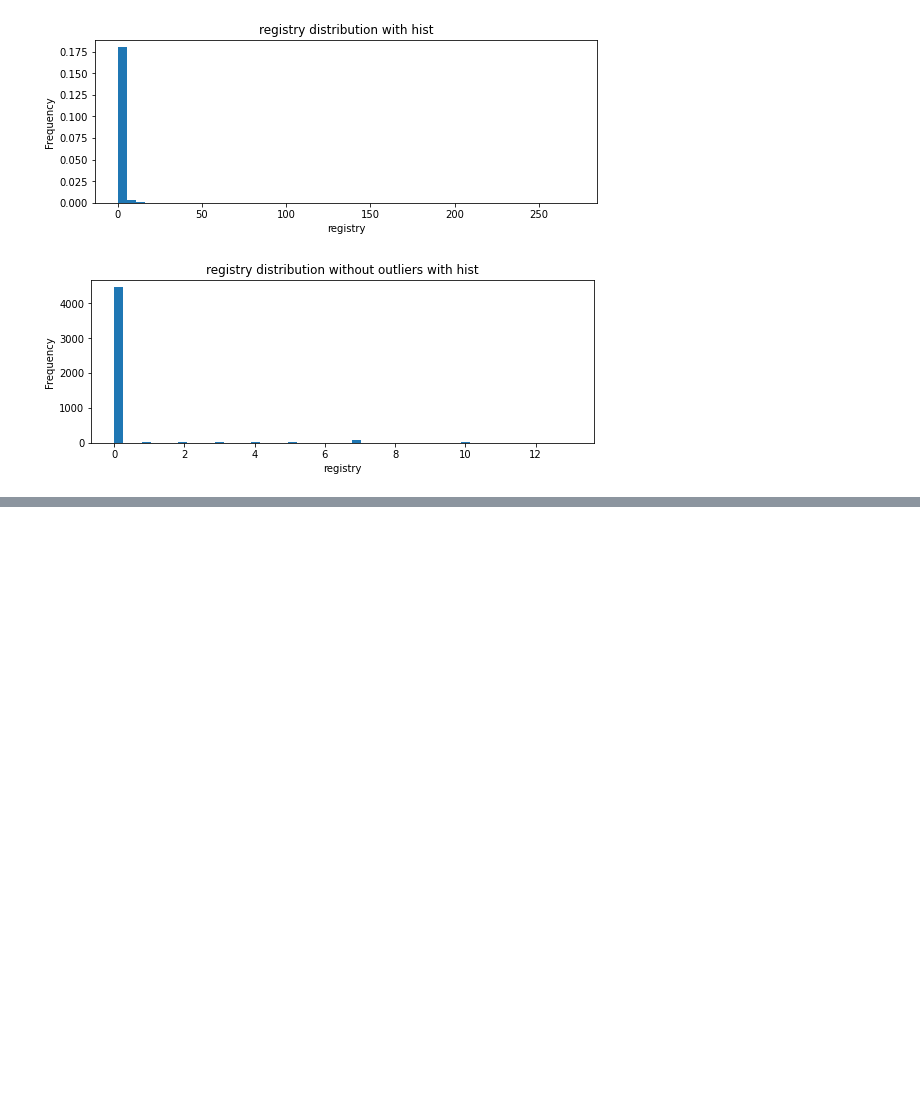
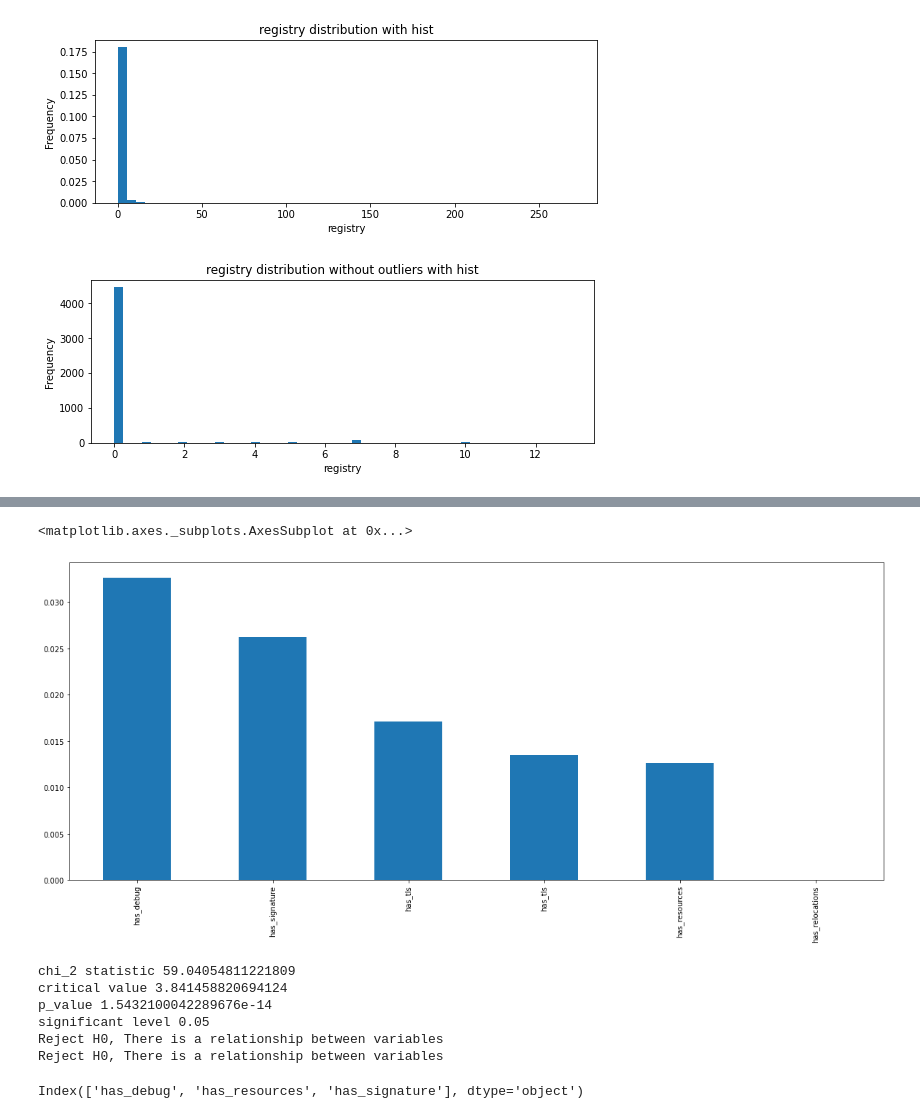
Before and after one commit to patrycjapiechowicz/cybersec, a Jupyter notebook: notebooks/EDA - general, label, string data.ipynb, the cells around one changed output, grey strips where cells are left out. Drawn from its saved outputs; the diff is of its cells as text; code cells hidden in the pictures; blank space fills up the shorter version.

```diff
--- a/notebooks/EDA - general, label, string data.ipynb
+++ b/notebooks/EDA - general, label, string data.ipynb
@@ -1198,0 +1490,4 @@ plot_hist_without_outliers('registry',50)
+# %%
+data_mi=data_all_labeled[['has_debug', 'has_relocations','has_resources', 'has_signature','has_tls','has_tls']]
+# %%
+mi = mutual_info_classif(data_mi, data_all_labeled['label'])
@@ -1198,0 +1499,4 @@ plot_hist_without_outliers('registry',50)
+# %%
+mi = pd.Series(mi)
+mi.index = data_mi.columns
+mi.sort_values(ascending=False)
@@ -1198,0 +1511,14 @@ plot_hist_without_outliers('registry',50)
+# %%
+mi.sort_values(ascending=False).plot.bar(figsize=(20, 8))
+# %% [output]
+<matplotlib.axes._subplots.AxesSubplot at 0x...>
+[figure, added]
+# %%
+chi_2('has_relocations')
+# %% [output]
+chi_2 statistic 59.04054811221809
+critical value 3.841458820694124
+p_value 1.5432100042289676e-14
+significant level 0.05
+Reject H0, There is a relationship between variables
+Reject H0, There is a relationship between variables
@@ -1198,0 +1529,4 @@ plot_hist_without_outliers('registry',50)
+# %%
+data_mi.columns[sel_.get_support()]
+# %% [output]
+Index(['has_debug', 'has_resources', 'has_signature'], dtype='object')
```
Also changed, not shown: parts of 73 cells of this notebook, 1 other file.
